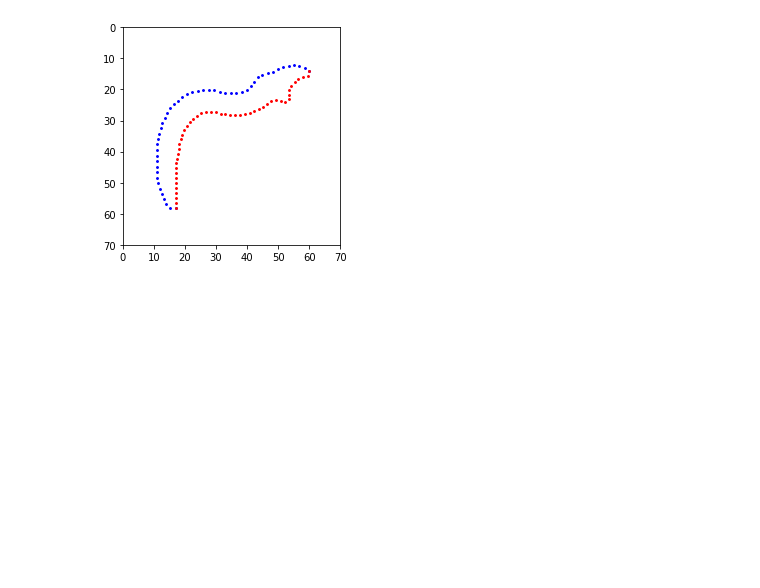
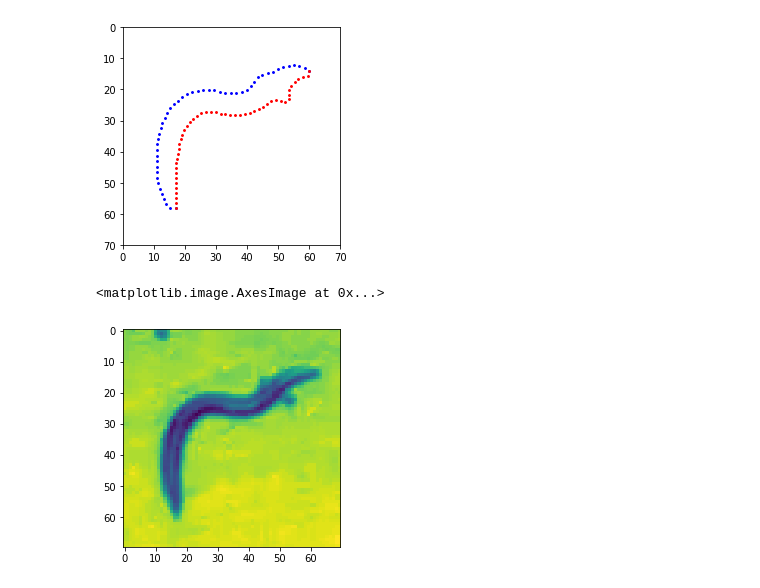
Before and after one commit to RosaryYao/msc_wormtracking, a Jupyter notebook: graph_production.ipynb, the cells around one changed output. Saved outputs shown, nothing was run; the diff lists cells and outputs as text; code cells hidden in the pictures; blank space fills up the shorter version.

```diff
--- a/graph_production.ipynb
+++ b/graph_production.ipynb
@@ -159,0 +145,9 @@ plt.show()
+# %%
+# Raw...
+
+raw = np.load('../6819_3/D7_raw_1.npy')
+# %%
+plt.imshow(raw[0][60:130, 180:250])
+# %% [output]
+<matplotlib.image.AxesImage at 0x...>
+[figure, added]
```
Also changed, not shown: parts of 1 cell of this notebook.
